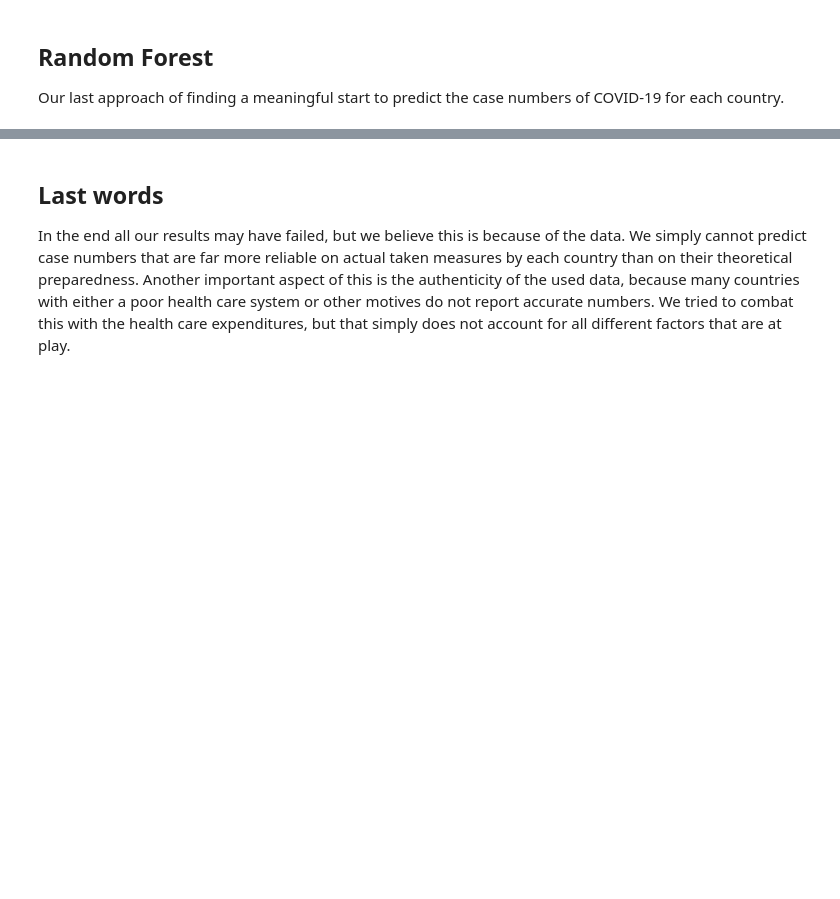
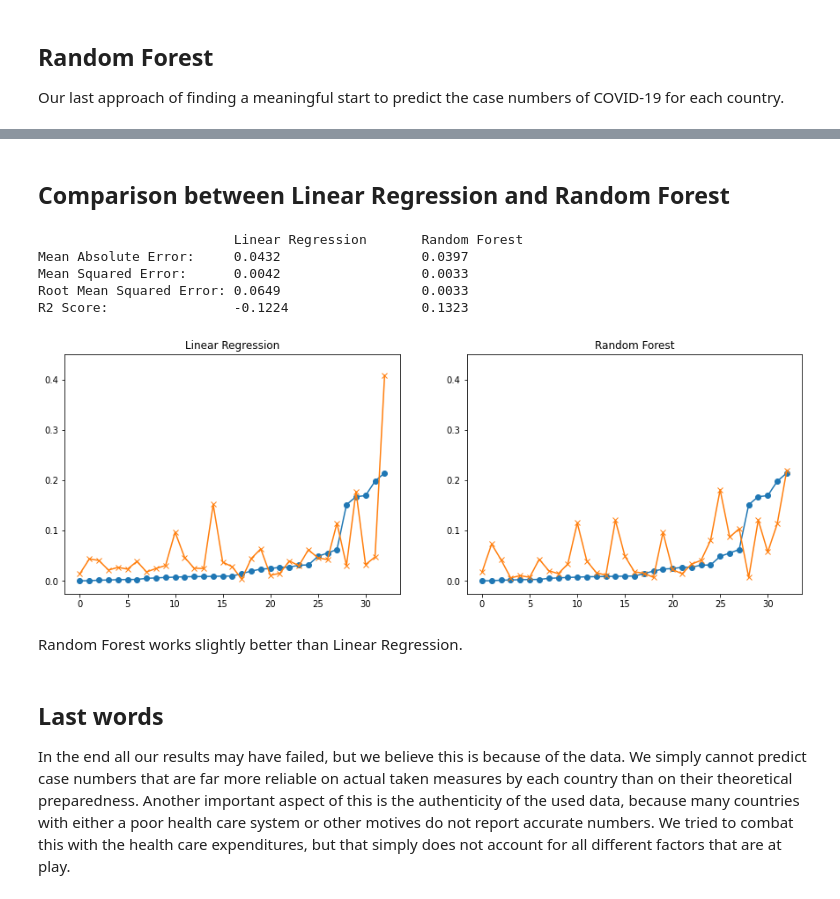
Before and after one commit to WWI17SEB/ml-covid, a Jupyter notebook: train_data_cases.ipynb, the cells around one changed output, grey strips where cells are left out. Cells and saved outputs as stored; diff of their text form; code cells hidden in the pictures; blank space fills up the shorter version.

```diff
--- a/train_data_cases.ipynb
+++ b/train_data_cases.ipynb
@@ -270,3 +336,28 @@ RandomForestRegressor(max_depth=5, n_estimators=42)
+# %% [markdown]
+## Comparison between Linear Regression and Random Forest
+# %%
+f, (ax1, ax2) = plt.subplots(1,2,figsize=(15,5))
+plotDataSortedByActual(ax1, lin_reg_y_test, lin_reg_y_pred, "Linear Regression", -0.025, 0.45)
+plotDataSortedByActual(ax2, rand_forest_y_test, rand_forest_y_pred, "Random Forest", -0.025, 0.45)
+
+print('                        ', 'Linear Regression', '\t', 'Random Forest')
+print('Mean Absolute Error:    ', round(metrics.mean_absolute_error(lin_reg_y_test, lin_reg_y_pred), 4),
+     "\t\t", round(metrics.mean_absolute_error(rand_forest_y_test, rand_forest_y_pred), 4))
+print('Mean Squared Error:     ', round(metrics.mean_squared_error(lin_reg_y_test, lin_reg_y_pred), 4),
+     "\t\t", round(metrics.mean_squared_error(rand_forest_y_test, rand_forest_y_pred), 4))
+print('Root Mean Squared Error:', round(np.sqrt(metrics.mean_squared_error(lin_reg_y_test, lin_reg_y_pred)), 4),
+     "\t\t", round(metrics.mean_squared_error(rand_forest_y_test, rand_forest_y_pred), 4))
+print('R2 Score:               ', round(metrics.r2_score(lin_reg_y_test, lin_reg_y_pred), 4),
+     "\t\t", round(metrics.r2_score(rand_forest_y_test, rand_forest_y_pred), 4))
+# %% [output]
+                         Linear Regression       Random Forest
+Mean Absolute Error:     0.0432                  0.0397
+Mean Squared Error:      0.0042                  0.0033
+Root Mean Squared Error: 0.0649                  0.0033
+R2 Score:                -0.1224                 0.1323
+[figure, added]
+# %% [markdown]
+Random Forest works slightly better than Linear Regression.
 # %% [markdown]
 ## Last words
 
```
Also changed, not shown: parts of 11 cells of this notebook, 1 other file.
